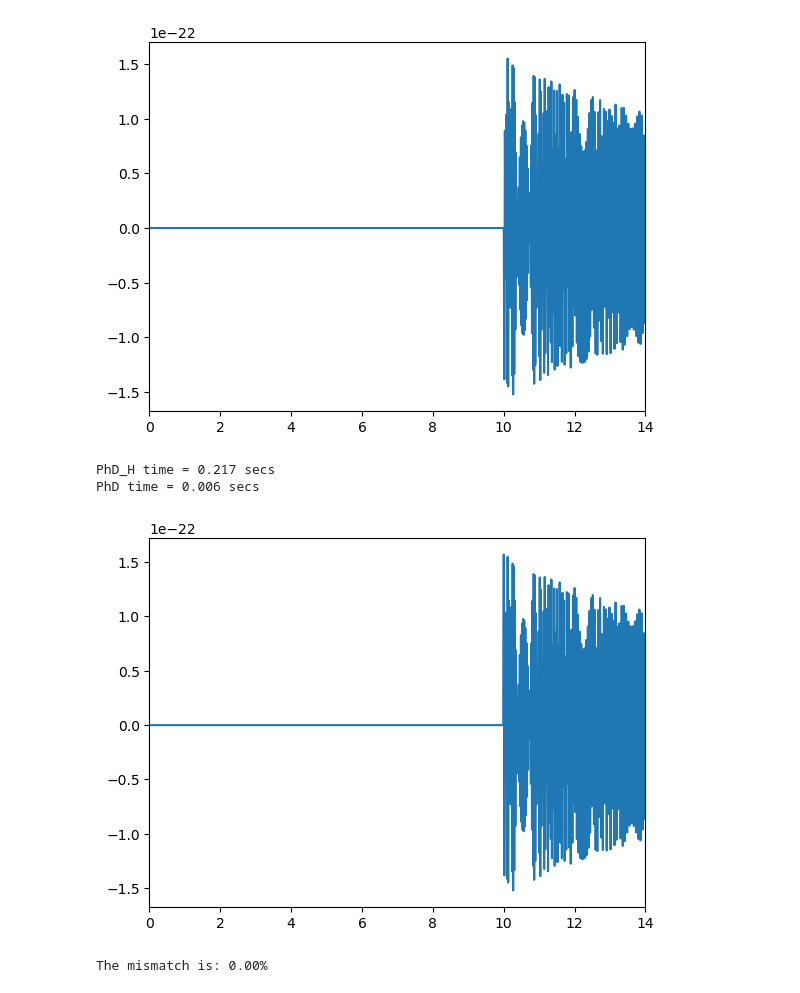
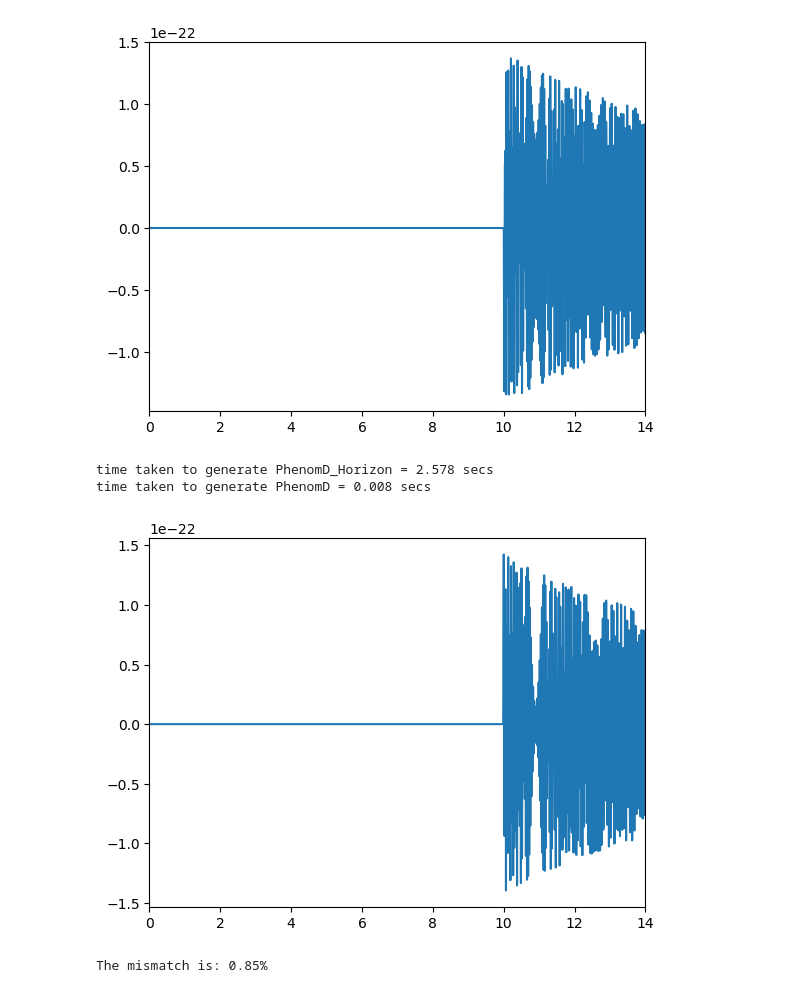
Before and after one commit to samanwaya-mukherjee/gwfit, a Jupyter notebook: notebooks/waveform_test.ipynb, the cells around one changed output. Drawn from its saved outputs; the diff is of its cells as text; code cells hidden in the pictures.

```diff
--- a/notebooks/waveform_test.ipynb
+++ b/notebooks/waveform_test.ipynb
@@ -11,18 +11,18 @@ from pycbc.psd import aLIGOZeroDetHighPower
 
 import time as tt
 # %%
-Ms=20
-q=1
+Ms=30
+q=7
 m1=Ms*q/(1+q)
 m2=Ms/(1+q)
 chi1=-0.8
 chi2=-0.8
 f_low=10
 delta_f=2**-6
-
+# %matplotlib notebook
 
 start1=tt.time()
-hp, hc = phenom_wf.IMRPhenomTHD(m1=m1,m2=m2,chi1=chi1,chi2=chi2,f_lower=f_low,delta_f=delta_f,phase_corr=0,amp_corr=0)
+hp, hc = phenom_wf.get_imrphenomd_fd(m1=m1,m2=m2,chi1=chi1,chi2=chi2,f_lower=f_low,delta_f=delta_f,phase_corr=1,amp_corr=1)
 end1=tt.time()
 
 time1=end1-start1
@@ -35,37 +35,37 @@ start2=tt.time()
 sp, sc = get_fd_waveform(approximant="IMRPhenomD",
                          mass1=m1,
                          mass2=m2,
                          spin1z=chi1,
                          spin2z=chi2,
                          f_lower=f_low,
                          distance=200,
                          delta_f=delta_f)
 end2=tt.time()
 time2=end2-start2
-print(f'PhD_H time = {time1:.3f} secs')
-print(f'PhD time = {time2:.3f} secs')
+print(f'time taken to generate PhenomD_Horizon = {time1:.3f} secs')
+print(f'time taken to generate PhenomD = {time2:.3f} secs')
 
 plt.plot(sp.sample_frequencies,sp)
 plt.xlim(0,f_low+4)
 plt.show()
 
 # Resize the waveforms to the same length
 tlen = max(len(sp), len(hp))
 sp.resize(tlen)
 hp.resize(tlen)
 
 # # Generate the aLIGO ZDHP PSD
 # delta_f = 1.0 / sp.duration
 # flen = tlen//2 + 1
 psd = aLIGOZeroDetHighPower(len(sp), delta_f, f_low)
 
 # Note: This takes a while the first time as an FFT plan is generated
 # subsequent calls are much faster.
 m, i = match(hp, sp, psd=psd, low_frequency_cutoff=f_low)
 print(f'The mismatch is: {(1-m)*100:.2f}%')
 # %% [output]
-[figure, old version]
+[figure, new version]
-PhD_H time = 0.217 secs
-PhD time = 0.006 secs
+time taken to generate PhenomD_Horizon = 2.578 secs
+time taken to generate PhenomD = 0.008 secs
-[figure, old version]
+[figure, new version]
-The mismatch is: 0.00%
+The mismatch is: 0.85%
```
Also changed, not shown: parts of 1 cell of this notebook, 1 other file.
